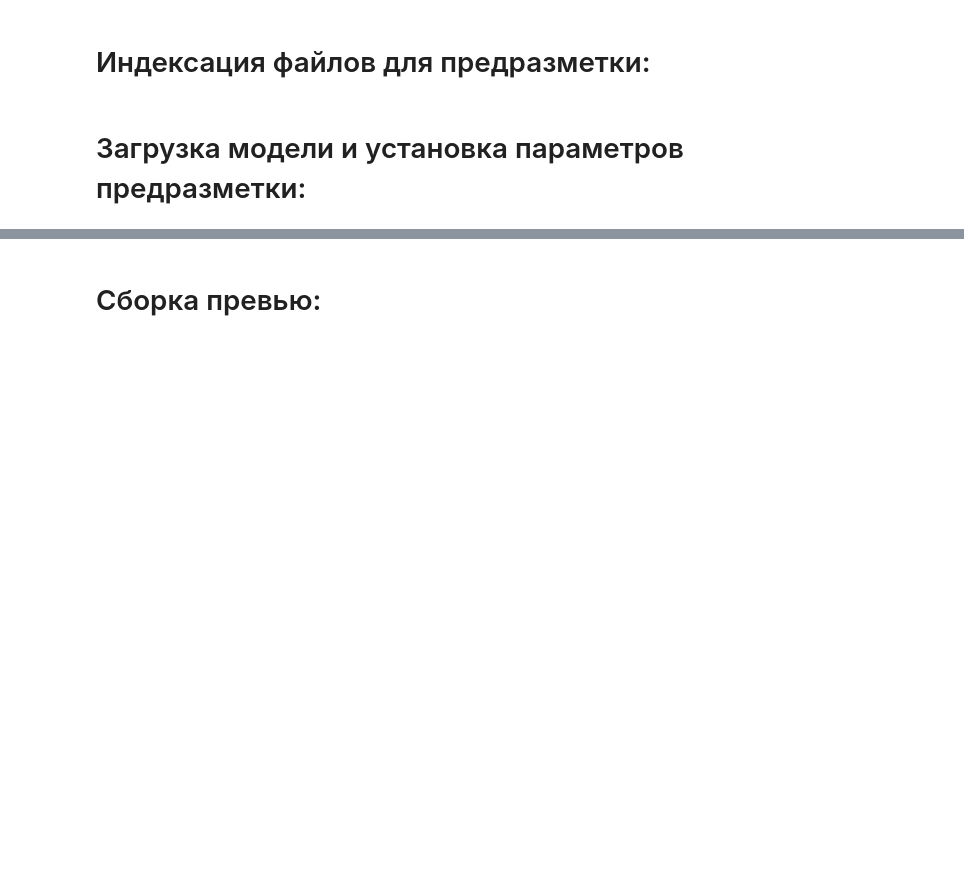
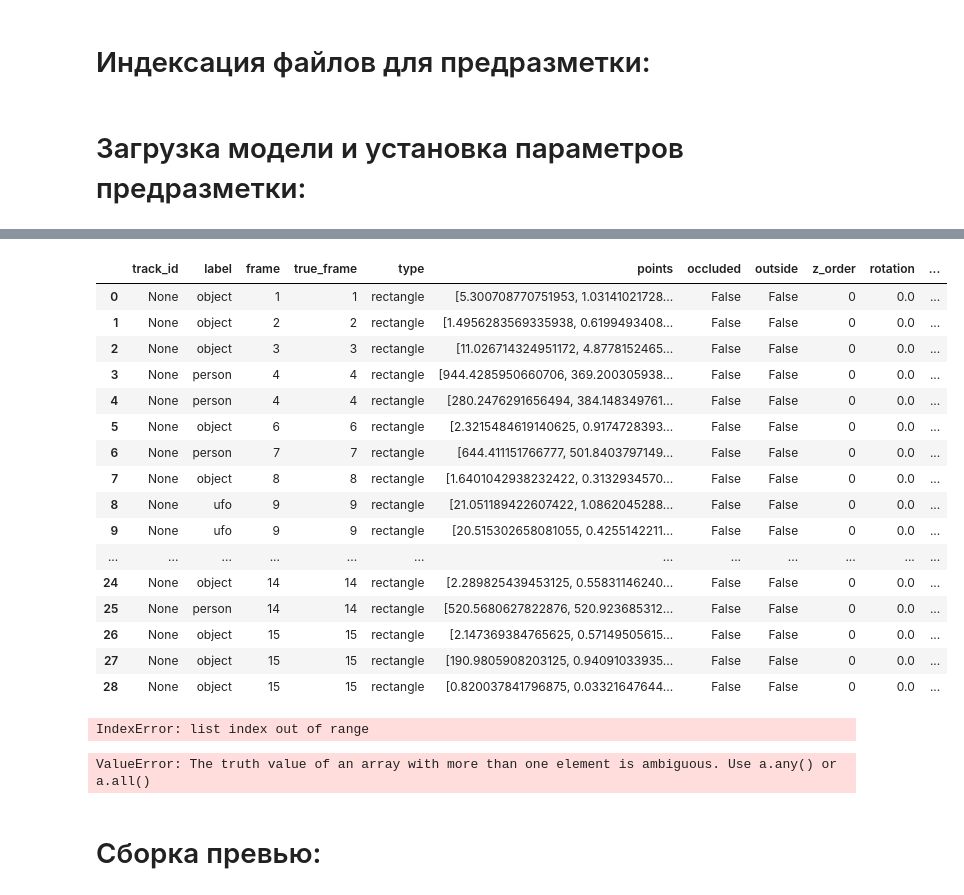
Before and after one commit to NikitaShubin/dl_utils, a Jupyter notebook: PreAnnotation/Detection.ipynb, the cells around one changed output, grey strips where cells are left out. Saved outputs shown, nothing was run; the diff lists cells and outputs as text; code cells hidden in the pictures; blank space fills up the shorter version.

```diff
--- a/PreAnnotation/Detection.ipynb
+++ b/PreAnnotation/Detection.ipynb
@@ -58,3 +116,52 @@ annotation_tasks = tasks_auto_annottation(tasks, dino, label=undefined_label)
+# %%
+df2
+# %% [output]
+|  | track_id | label | frame | true_frame | type | points | occluded | outside | z_order | rotation | ... |
+| 0 | None | object | 1 | 1 | rectangle | [5.300708770751953, 1.03141021728... | False | False | 0 | 0.0 | ... |
+| 1 | None | object | 2 | 2 | rectangle | [1.4956283569335938, 0.6199493408... | False | False | 0 | 0.0 | ... |
+| 2 | None | object | 3 | 3 | rectangle | [11.026714324951172, 4.8778152465... | False | False | 0 | 0.0 | ... |
+| 3 | None | person | 4 | 4 | rectangle | [944.4285950660706, 369.200305938... | False | False | 0 | 0.0 | ... |
+| 4 | None | person | 4 | 4 | rectangle | [280.2476291656494, 384.148349761... | False | False | 0 | 0.0 | ... |
+| 5 | None | object | 6 | 6 | rectangle | [2.3215484619140625, 0.9174728393... | False | False | 0 | 0.0 | ... |
+| 6 | None | person | 7 | 7 | rectangle | [644.411151766777, 501.8403797149... | False | False | 0 | 0.0 | ... |
+| 7 | None | object | 8 | 8 | rectangle | [1.6401042938232422, 0.3132934570... | False | False | 0 | 0.0 | ... |
+| 8 | None | ufo | 9 | 9 | rectangle | [21.051189422607422, 1.0862045288... | False | False | 0 | 0.0 | ... |
+| 9 | None | ufo | 9 | 9 | rectangle | [20.515302658081055, 0.4255142211... | False | False | 0 | 0.0 | ... |
+| ... | ... | ... | ... | ... | ... | ... | ... | ... | ... | ... | ... |
+| 24 | None | object | 14 | 14 | rectangle | [2.289825439453125, 0.55831146240... | False | False | 0 | 0.0 | ... |
+| 25 | None | person | 14 | 14 | rectangle | [520.5680627822876, 520.923685312... | False | False | 0 | 0.0 | ... |
+| 26 | None | object | 15 | 15 | rectangle | [2.147369384765625, 0.57149505615... | False | False | 0 | 0.0 | ... |
+| 27 | None | object | 15 | 15 | rectangle | [190.9805908203125, 0.94091033935... | False | False | 0 | 0.0 | ... |
+| 28 | None | object | 15 | 15 | rectangle | [0.820037841796875, 0.03321647644... | False | False | 0 | 0.0 | ... |
+# %%
+import numpy as np
+
+df1 = annotated_tasks[1][0][0]
+df2 = annotated_tasks1[1][0][0]
+
+assert df1.shape == df2.shape
+for i in tqdm(range(df1.shape[0])):
+    for j in range(df1.shape[1]):
+        v1 = df1.iloc[i, j]
+        v2 = df2.iloc[i, j]
+
+        diff = v1 != v2
+        if hasattr(diff, 'any'):
+            diff = diff.any()
+        try:
+            if diff:
+                print(v1, v2)
+        except Exception as e:
+            print(v1, v2)
+            raise e
+# %% [output]
+IndexError: list index out of range
+# %%
+from utils import obj_diff
+
+print(obj_diff(annotated_tasks1, annotated_tasks))
+# %% [output]
+ValueError: The truth value of an array with more than one element is ambiguous. Use a.any() or a.all()
 # %% [markdown]
 # Сборка превью:
 # %%
```
Also changed, not shown: parts of 9 cells of this notebook, 4 other files.
